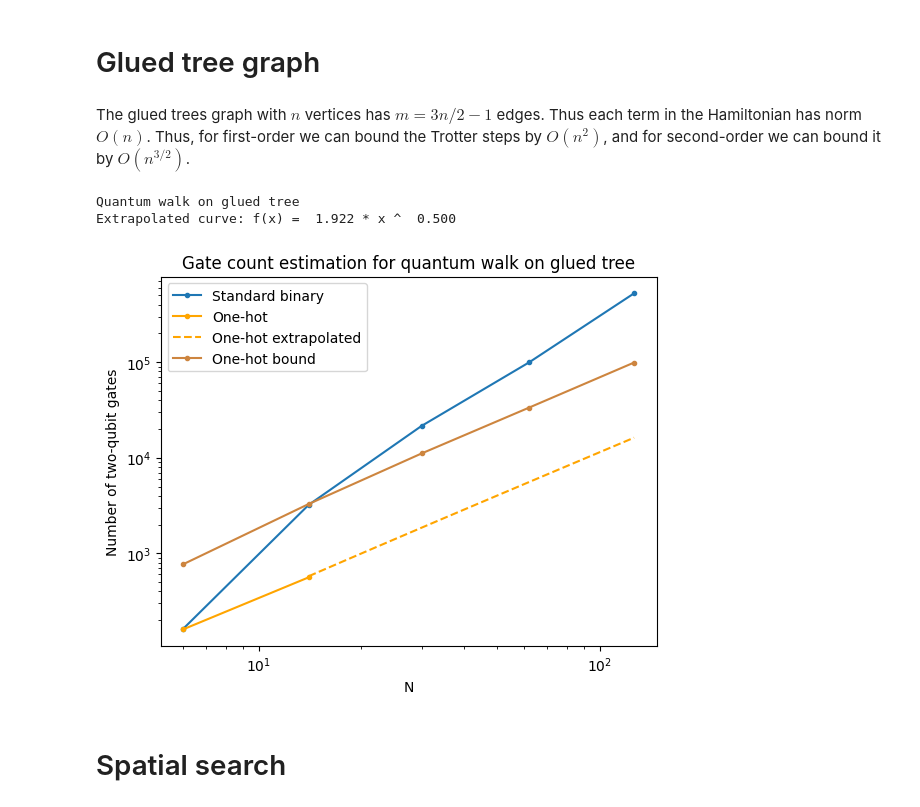
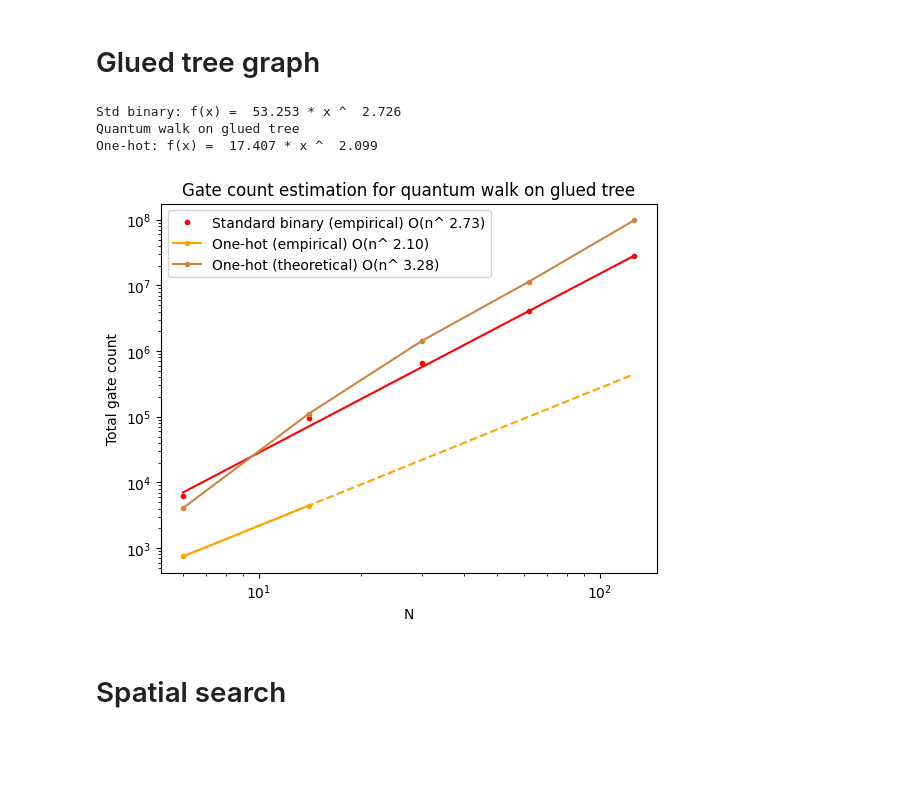
Before and after one commit to jiaqileng/hamiltonian-embedding, a Jupyter notebook: resource_estimation_plots.ipynb, the cells around one changed output. Cells and saved outputs as stored; diff of their text form; code cells hidden in the pictures; blank space fills up the shorter version.

Commit message:
update resource estimation

```diff
--- a/resource_estimation_plots.ipynb
+++ b/resource_estimation_plots.ipynb
@@ -8,75 +8,82 @@ from scipy.optimize import curve_fit
 # Glued tree graph
 # %%
 DATA_DIR = "resource_data"
-TASK_DIR = "glued_tree"
+TASK_DIR = "glued_trees"
 
 CURR_DIR = DATA_DIR
 check_and_make_dir(CURR_DIR)
 CURR_DIR = join(CURR_DIR, TASK_DIR)
 check_and_make_dir(CURR_DIR)
-# %% [markdown]
-The glued trees graph with $n$ vertices has $m=3n/2-1$ edges. Thus each term in the Hamiltonian has norm $O(n)$. Thus, for first-order we can bound the Trotter steps by $O(n^2)$, and for second-order we can bound it by $O(n^{3/2})$.
 # %%
-trotter_method = "second_order"
+trotter_method = "randomized_first_order"
 
 resource_estimation_binary = np.load(join(CURR_DIR, f"std_binary_{trotter_method}.npz"))
 N_vals_binary = resource_estimation_binary['N_vals_binary']
 binary_trotter_steps = resource_estimation_binary['binary_trotter_steps']
+binary_one_qubit_gate_count_per_trotter_step = resource_estimation_binary['binary_one_qubit_gate_count_per_trotter_step']
 binary_two_qubit_gate_count_per_trotter_step = resource_estimation_binary['binary_two_qubit_gate_count_per_trotter_step']
+y_data_binary = binary_trotter_steps * (binary_one_qubit_gate_count_per_trotter_step + binary_two_qubit_gate_count_per_trotter_step)
 
 resource_estimation_one_hot = np.load(join(CURR_DIR, f"one_hot_{trotter_method}.npz"))
 N_vals_one_hot = resource_estimation_one_hot["N_vals_one_hot"]
 one_hot_trotter_steps = resource_estimation_one_hot['one_hot_trotter_steps']
+one_hot_one_qubit_gate_count_per_trotter_step = resource_estimation_one_hot['one_hot_one_qubit_gate_count_per_trotter_step']
 one_hot_two_qubit_gate_count_per_trotter_step = resource_estimation_one_hot['one_hot_two_qubit_gate_count_per_trotter_step']
+y_data_one_hot = one_hot_trotter_steps * (one_hot_one_qubit_gate_count_per_trotter_step + one_hot_two_qubit_gate_count_per_trotter_step)
 
 resource_estimation_one_hot_bound = np.load(join(CURR_DIR, f"one_hot_{trotter_method}_bound.npz"))
 N_vals_one_hot_bound = resource_estimation_one_hot_bound["N_vals_one_hot_bound"]
 one_hot_trotter_steps_bound = resource_estimation_one_hot_bound['one_hot_trotter_steps_bound']
+one_hot_one_qubit_gate_count_per_trotter_step_bound = resource_estimation_one_hot_bound['one_hot_one_qubit_gate_count_per_trotter_step_bound']
+one_hot_two_qubit_gate_count_per_trotter_step_bound = resource_estimation_one_hot_bound['one_hot_two_qubit_gate_count_per_trotter_step_bound']
+y_data_one_hot_bound = one_hot_trotter_steps_bound * (one_hot_one_qubit_gate_count_per_trotter_step_bound + one_hot_two_qubit_gate_count_per_trotter_step_bound)
 # %%
-from scipy.optimize import curve_fit
+# # Extrapolation for one_hot
+# if trotter_method == "first_order":
+#     alpha_one_hot = 1
+# else:
+#     alpha_one_hot = 1/2
+alpha_binary = np.polyfit(np.log(N_vals_binary), np.log(y_data_binary), deg=1)[0]
 
-# Extrapolation for one_hot
-if trotter_method == "first_order":
-    alpha_one_hot = 1
-else:
-    alpha_one_hot = 1/2
+def func(x, c):
+    return c * x ** alpha_binary
+
+c = curve_fit(func, N_vals_binary, y_data_binary)[0][0]
+print(f"Std binary: f(x) = {c: 0.3f} * x ^ {alpha_binary : 0.3f}")
+y_data_binary_fit = func(N_vals_binary, c)
+
+alpha_one_hot = np.polyfit(np.log(N_vals_one_hot), np.log(y_data_one_hot), deg=1)[0]
 
 def func(x, c):
     return c * x ** alpha_one_hot
 
-# alpha_one_hot = np.polyfit(np.log(N_vals_one_hot_bound), np.log(one_hot_trotter_steps_bound), deg=1)[0]
+c = curve_fit(func, N_vals_one_hot, y_data_one_hot)[0][0]
+print(f"Quantum walk on glued tree")
+print(f"One-hot: f(x) = {c: 0.3f} * x ^ {alpha_one_hot : 0.3f}")
 
-c = curve_fit(func, N_vals_one_hot, one_hot_trotter_steps)[0][0]
-print(f"Quantum walk on glued tree")
-print(f"Extrapolated curve: f(x) = {c: 0.3f} * x ^ {alpha_one_hot : 0.3f}")
+N_vals_one_hot_fit = np.arange(N_vals_one_hot[0], N_vals_binary[-1]+1)
+y_data_one_hot_fit = func(N_vals_one_hot_fit, c)
 
-N_vals_one_hot_extrapolated = np.arange(N_vals_one_hot[-1], N_vals_binary[-1]+1)
-one_hot_trotter_steps_extrapolated = func(N_vals_one_hot_extrapolated, c)
+alpha_one_hot_bound = np.polyfit(np.log(N_vals_one_hot_bound), np.log(y_data_one_hot_bound), deg=1)[0]
 
-if trotter_method == "first_order" or trotter_method == "randomized_first_order":
-    one_hot_two_qubit_gate_count_per_trotter_step_extrapolated = 2 * (3 * N_vals_one_hot_extrapolated / 2 - 1)
-    one_hot_two_qubit_gate_count_per_trotter_step_bound = 2 * (3 * N_vals_one_hot_bound / 2 - 1)
-elif trotter_method == "second_order":
-    one_hot_two_qubit_gate_count_per_trotter_step_extrapolated = 4 * (3 * N_vals_one_hot_extrapolated / 2 - 1)
-    one_hot_two_qubit_gate_count_per_trotter_step_bound = 4 * (3 * N_vals_one_hot_bound / 2 - 1)
-
-
-plt.plot(N_vals_binary, binary_trotter_steps * binary_two_qubit_gate_count_per_trotter_step, '-o', label="Standard binary", markersize=3)
-plt.plot(N_vals_one_hot, one_hot_trotter_steps * one_hot_two_qubit_gate_count_per_trotter_step, '-o', color="orange", label="One-hot", markersize=3)
-plt.plot(N_vals_one_hot_extrapolated, one_hot_trotter_steps_extrapolated * one_hot_two_qubit_gate_count_per_trotter_step_extrapolated, '--', color='orange', label="One-hot extrapolated", markersize=1)
-plt.plot(N_vals_one_hot_bound, one_hot_trotter_steps_bound * one_hot_two_qubit_gate_count_per_trotter_step_bound, '-o', color="peru", label="One-hot bound", markersize=3)
+plt.plot(N_vals_binary, y_data_binary, 'o', color="red", label=f"Standard binary (empirical) O(n^{alpha_binary : 0.2f})", markersize=3)
+plt.plot(N_vals_binary, y_data_binary_fit, '-', color="red")
+plt.plot(N_vals_one_hot, y_data_one_hot, '-o', color="orange", label=f"One-hot (empirical) O(n^{alpha_one_hot : 0.2f})", markersize=3)
+plt.plot(N_vals_one_hot_fit, y_data_one_hot_fit, '--', color='orange')
+plt.plot(N_vals_one_hot_bound, y_data_one_hot_bound, '-o', color="peru", label=f"One-hot (theoretical) O(n^{alpha_one_hot_bound : 0.2f})", markersize=3)
 
 plt.xscale('log')
 plt.yscale('log')
 plt.legend()
-plt.ylabel("Number of two-qubit gates")
+plt.ylabel("Total gate count")
 plt.xlabel("N")
 plt.title("Gate count estimation for quantum walk on glued tree")
 plt.show()
 # %% [output]
+Std binary: f(x) =  53.253 * x ^  2.726
 Quantum walk on glued tree
-Extrapolated curve: f(x) =  1.922 * x ^  0.500
+One-hot: f(x) =  17.407 * x ^  2.099
-[figure, old version]
+[figure, new version]
 # %% [markdown]
 # Spatial search
 # %% [markdown]
```
Also changed, not shown: parts of 7 cells of this notebook, 51 other files.
